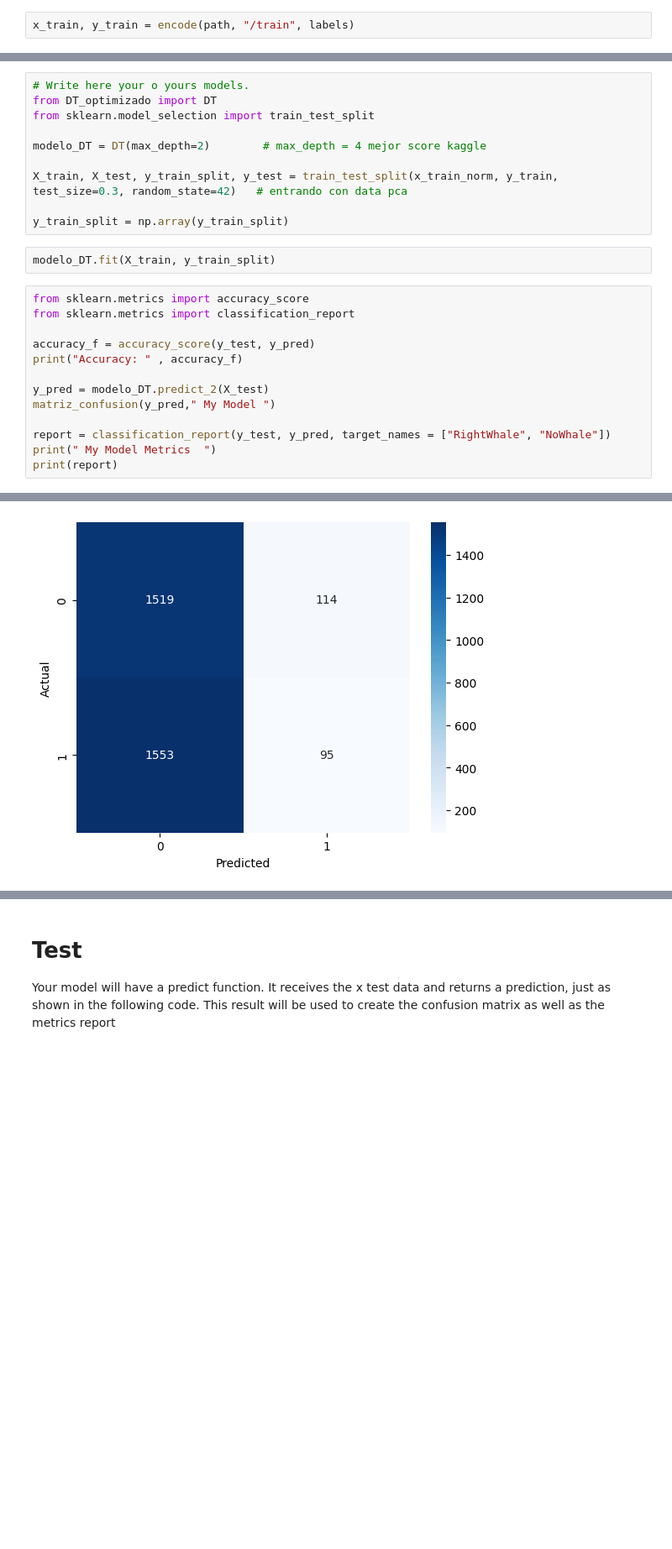
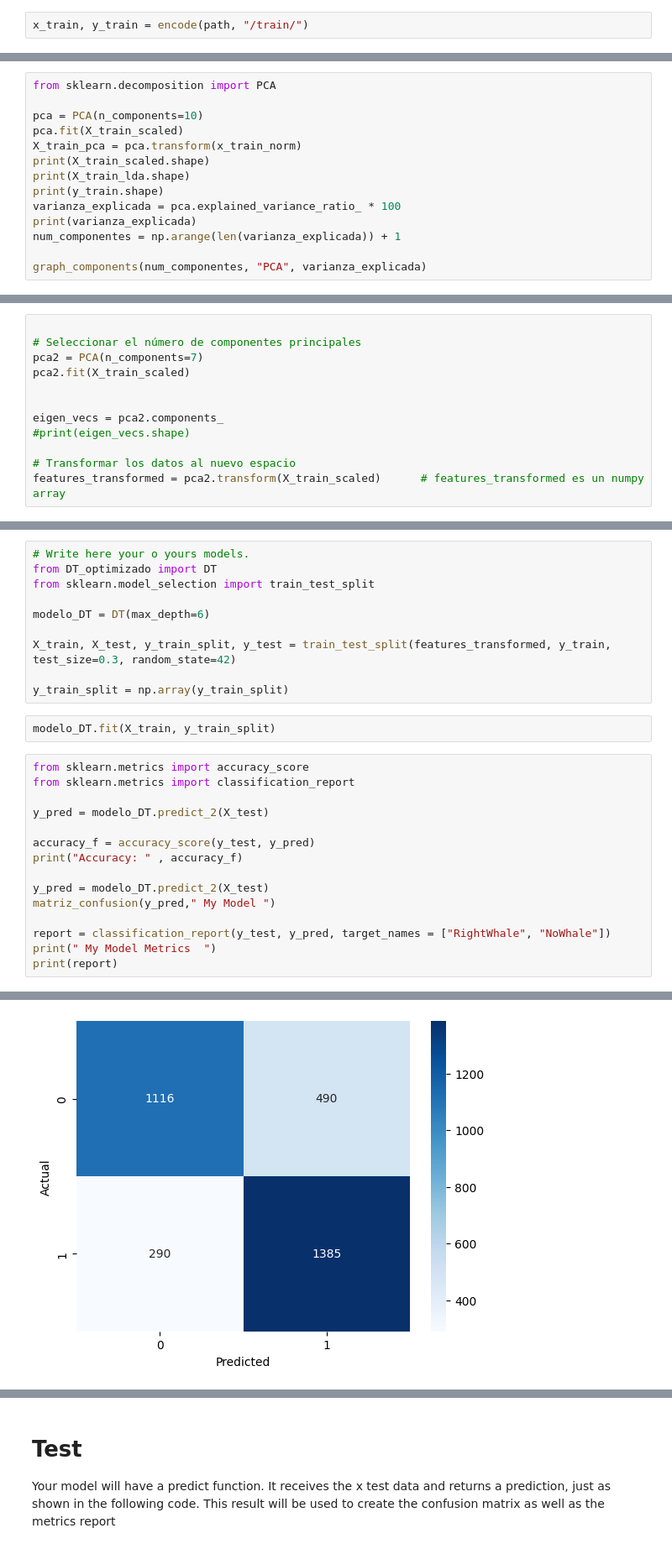
Before and after one commit to pieroGJ121/ML_proyecto_4, a Jupyter notebook: Clasification_Proyecto4.ipynb, the cells around one changed output, grey strips where cells are left out. Shown at 84% size. Cells and saved outputs as stored; diff of their text form; blank space fills up the shorter version.

```diff
--- a/Clasification_Proyecto4.ipynb
+++ b/Clasification_Proyecto4.ipynb
@@ -205,4 +178,4 @@ def encode(path, data_type = '/train', labels_sorted = []):
 
 By this point, your team should already have the training and testing data fully prepared for use in your model. Therefore, your team should focus solely on running your models and achieving good results.
 # %%
-x_train, y_train = encode(path, "/train", labels)
+x_train, y_train = encode(path, "/train/")
@@ -224,0 +252,14 @@ def matriz_confusion(y_pred, Tipo):
+# %%
+from sklearn.decomposition import PCA
+
+pca = PCA(n_components=10)
+pca.fit(X_train_scaled)
+X_train_pca = pca.transform(x_train_norm)
+print(X_train_scaled.shape)
+print(X_train_lda.shape)
+print(y_train.shape)
+varianza_explicada = pca.explained_variance_ratio_ * 100
+print(varianza_explicada)
+num_componentes = np.arange(len(varianza_explicada)) + 1
+
+graph_components(num_componentes, "PCA", varianza_explicada)
@@ -225,3 +273,15 @@ def matriz_confusion(y_pred, Tipo):
+# %%
+
+# Seleccionar el número de componentes principales
+pca2 = PCA(n_components=7)
+pca2.fit(X_train_scaled)
+
+
+eigen_vecs = pca2.components_
+#print(eigen_vecs.shape)
+
+# Transformar los datos al nuevo espacio
+features_transformed = pca2.transform(X_train_scaled)      # features_transformed es un numpy array
 # %% [markdown]
 # Model
 
@@ -233,9 +293,9 @@ def matriz_confusion(y_pred, Tipo):
 from DT_optimizado import DT
 from sklearn.model_selection import train_test_split
 
-modelo_DT = DT(max_depth=2)        # max_depth = 4 mejor score kaggle
+modelo_DT = DT(max_depth=6)
 
-X_train, X_test, y_train_split, y_test = train_test_split(x_train_norm, y_train, test_size=0.3, random_state=42)   # entrando con data pca
+X_train, X_test, y_train_split, y_test = train_test_split(features_transformed, y_train, test_size=0.3, random_state=42)
 
 y_train_split = np.array(y_train_split)
 # %%
@@ -243,6 +303,8 @@ modelo_DT.fit(X_train, y_train_split)
 # %%
 from sklearn.metrics import accuracy_score
 from sklearn.metrics import classification_report
+
+y_pred = modelo_DT.predict_2(X_test)
 
 accuracy_f = accuracy_score(y_test, y_pred)
 print("Accuracy: " , accuracy_f)
@@ -258,4 +320,4 @@ Accuracy:  0.5013715330691862
-[figure, old version]
+[figure, new version]
  My Model Metrics
               precision    recall  f1-score   support
 
```
Also changed, not shown: parts of 19 cells of this notebook.
